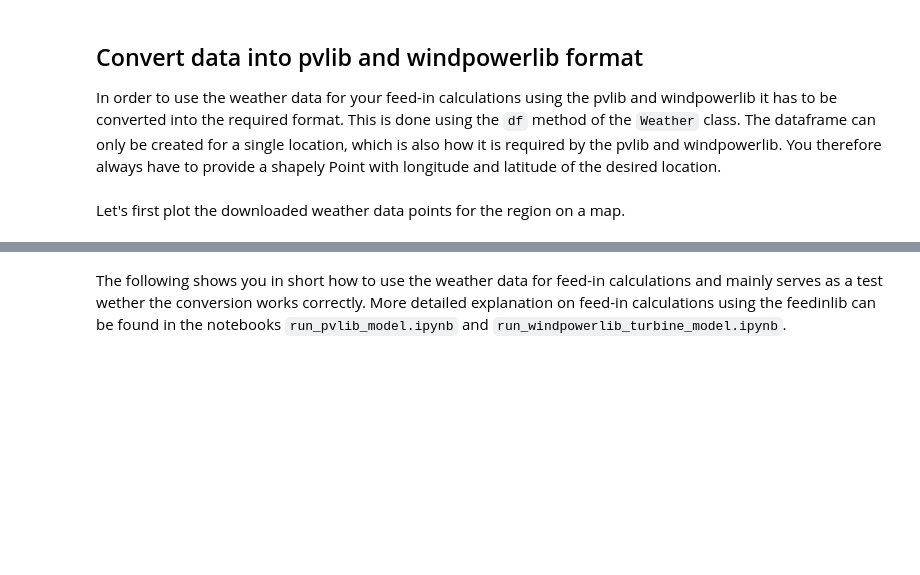
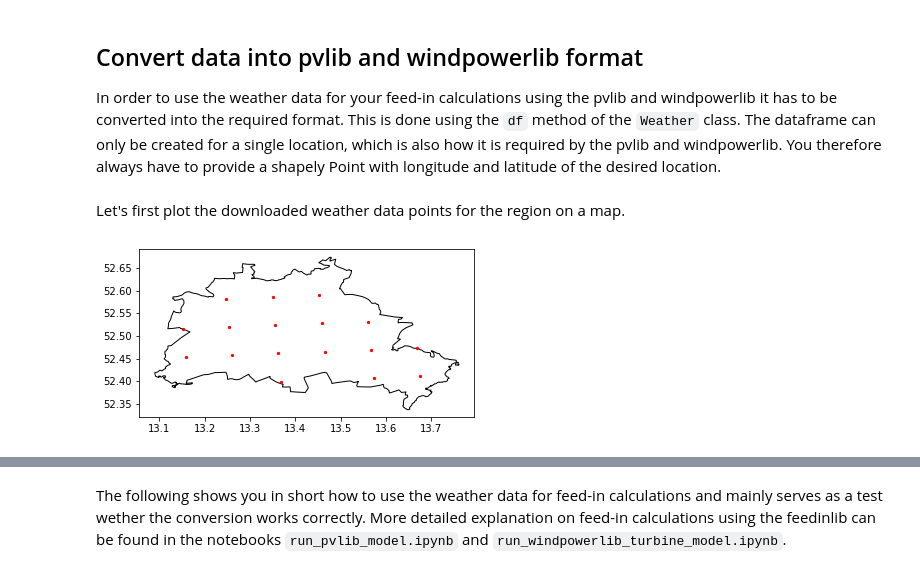
Before and after one commit to oemof/feedinlib, a Jupyter notebook: example/load_open_fred_weather_data.ipynb, the cells around one changed output, grey strips where cells are left out. Saved outputs shown, nothing was run; the diff lists cells and outputs as text; code cells hidden in the pictures; blank space fills up the shorter version.

Commit message:
Adapt open_FRED download notebook

```diff
--- a/example/load_open_fred_weather_data.ipynb
+++ b/example/load_open_fred_weather_data.ipynb
@@ -58,7 +58,7 @@ import geopandas as gpd
 region_shape = gpd.read_file('berlin_shape.geojson')
 
 open_FRED_weather_pvlib_region = Weather(
-    start='2017-01-01', stop='2018-01-01',
+    start='2017-07-01', stop='2017-08-01',
     locations=[],
     regions=[region_shape.geometry.values[0]],
     variables="pvlib",
@@ -75,16 +73,18 @@ Let's first plot the downloaded weather data points for the region on a map.
 # %%
 # get all downloaded weather data points
 from geoalchemy2.shape import to_shape
 
-points = [to_shape(location.point)
-  for locations in open_FRED_weather_pvlib_berlin.regions.values()
-  for location in locations
+points = [loc
+  for locations in open_FRED_weather_pvlib_region.regions.values()
+  for loc in locations
 ]
 points_df = gpd.GeoDataFrame({'geometry': points})
 
 # plot weather data points on map
 base = region_shape.plot(color='white', edgecolor='black')
 points_df.plot(ax=base, marker='o', color='red', markersize=5);
+# %% [output]
+[figure, added]
 # %%
 # convert to windpowerlib dataframe
 windpowerlib_df = open_FRED_weather_windpowerlib_single_location.df(
```
Also changed, not shown: parts of 5 cells of this notebook.
